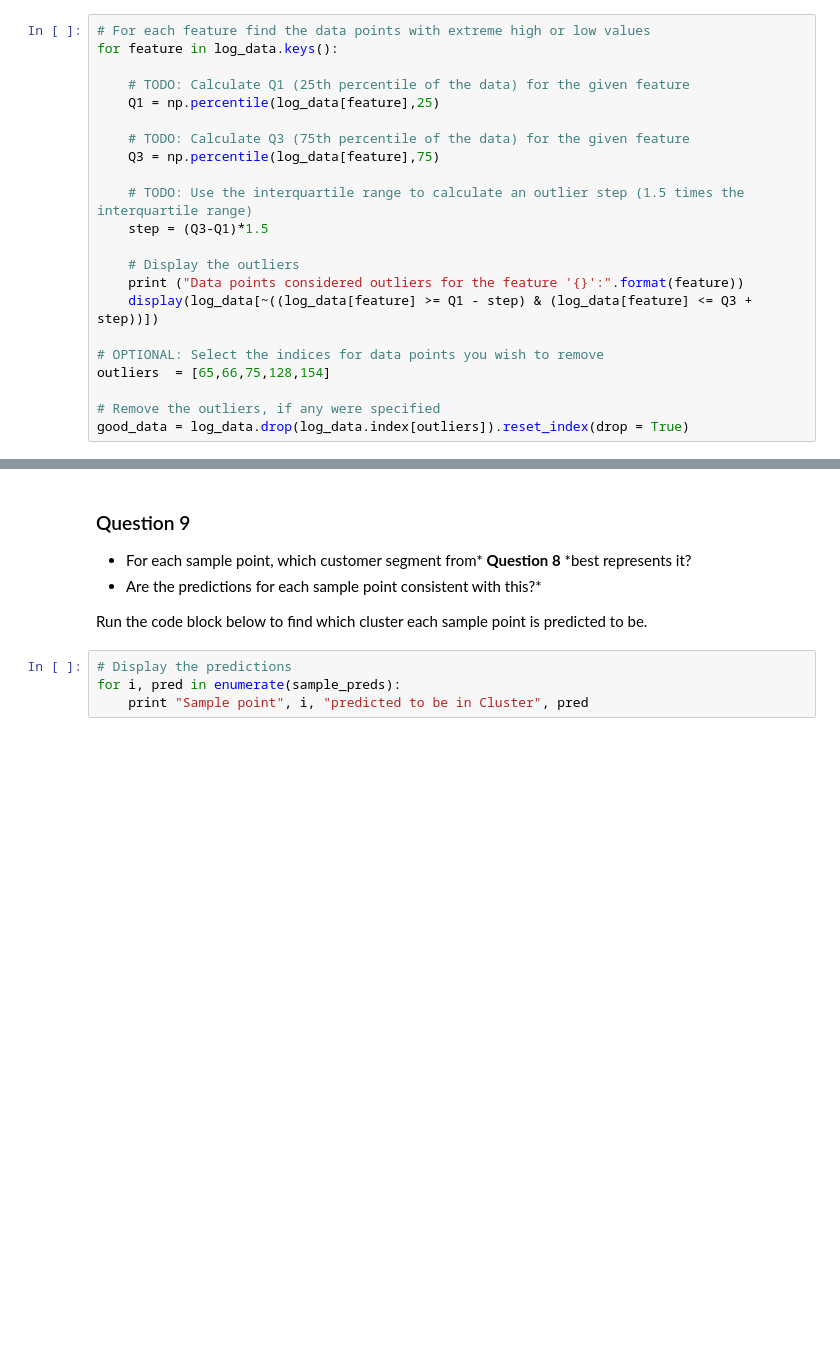
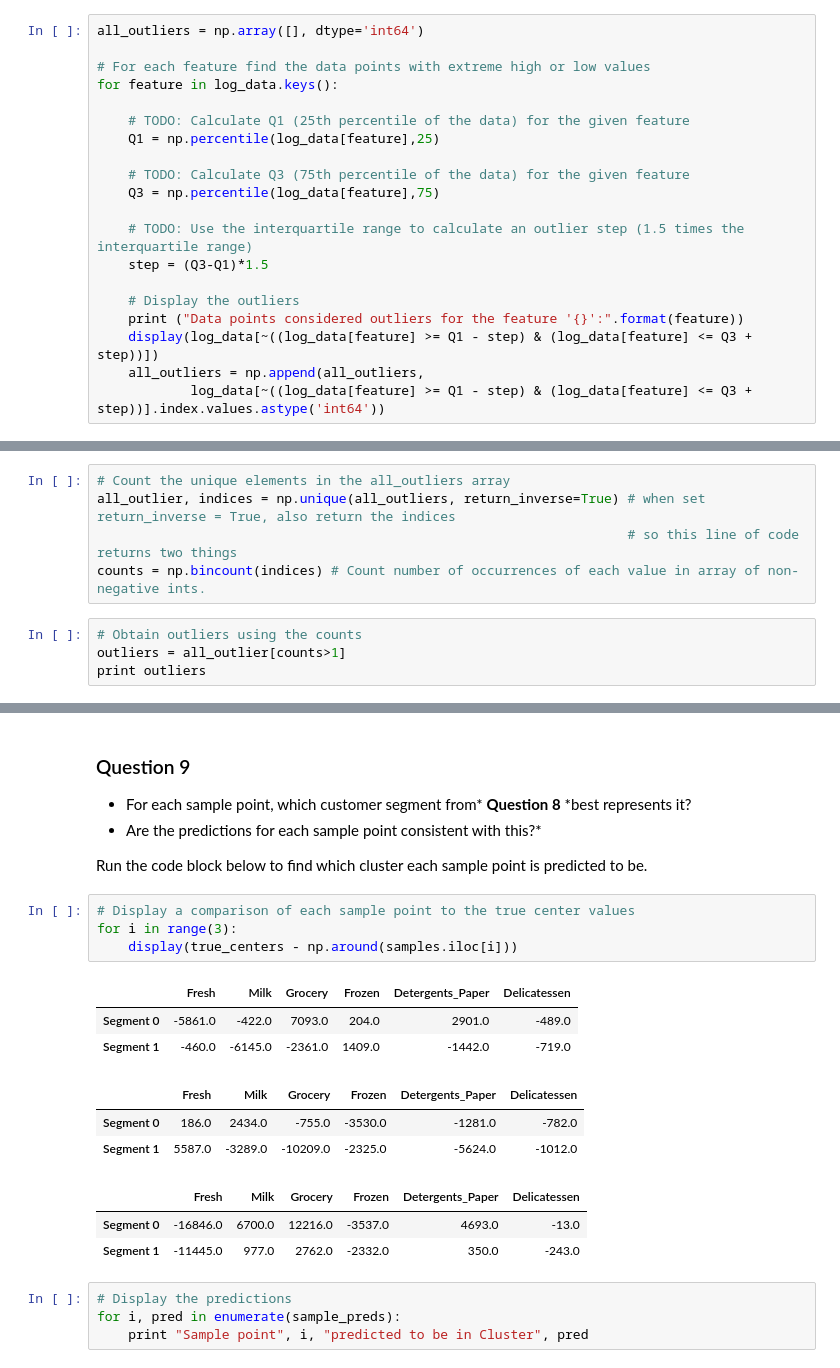
Before and after one commit to TongLiGithub/UdacityMLNanodegree, a Jupyter notebook: customer_segments/customer_segments.ipynb, the cells around one changed output, grey strips where cells are left out. Drawn from its saved outputs; the diff is of its cells as text; blank space fills up the shorter version.

```diff
--- a/customer_segments/customer_segments.ipynb
+++ b/customer_segments/customer_segments.ipynb
@@ -231,6 +248,8 @@ In the code block below, you will need to implement the following:
 **NOTE:** If you choose to remove any outliers, ensure that the sample data does not contain any of these points!
 Once you have performed this implementation, the dataset will be stored in the variable `good_data`.
 # %%
+all_outliers = np.array([], dtype='int64')
+
 # For each feature find the data points with extreme high or low values
 for feature in log_data.keys():
 
@@ -246,12 +265,8 @@ for feature in log_data.keys():
     # Display the outliers
     print ("Data points considered outliers for the feature '{}':".format(feature))
     display(log_data[~((log_data[feature] >= Q1 - step) & (log_data[feature] <= Q3 + step))])
-
-# OPTIONAL: Select the indices for data points you wish to remove
-outliers  = [65,66,75,128,154]
-
-# Remove the outliers, if any were specified
-good_data = log_data.drop(log_data.index[outliers]).reset_index(drop = True)
+    all_outliers = np.append(all_outliers,
+            log_data[~((log_data[feature] >= Q1 - step) & (log_data[feature] <= Q3 + step))].index.values.astype('int64'))
 # %% [output]
 Data points considered outliers for the feature 'Fresh':
 |  | Fresh | Milk | Grocery | Frozen | Detergents_Paper | Delicatessen |
@@ -313,3 +328,12 @@ Data points considered outliers for the feature 'Delicatessen':
 | 285 | 10.602965 | 6.461468 | 8.188689 | 6.948897 | 6.077642 | 2.890372 |
 | 289 | 10.663966 | 5.655992 | 6.154858 | 7.235619 | 3.465736 | 3.091042 |
 | 343 | 7.431892 | 8.848509 | 10.177932 | 7.283448 | 9.646593 | 3.610918 |
+# %%
+# Count the unique elements in the all_outliers array
+all_outlier, indices = np.unique(all_outliers, return_inverse=True) # when set return_inverse = True, also return the indices
+                                                                    # so this line of code returns two things
+counts = np.bincount(indices) # Count number of occurrences of each value in array of non-negative ints.
+# %%
+# Obtain outliers using the counts
+outliers = all_outlier[counts>1]
+print outliers
@@ -577,6 +616,20 @@ display(true_centers)
 * Are the predictions for each sample point consistent with this?*
 
 Run the code block below to find which cluster each sample point is predicted to be.
+# %%
+# Display a comparison of each sample point to the true center values
+for i in range(3):
+    display(true_centers - np.around(samples.iloc[i]))
+# %% [output]
+|  | Fresh | Milk | Grocery | Frozen | Detergents_Paper | Delicatessen |
+| Segment 0 | -5861.0 | -422.0 | 7093.0 | 204.0 | 2901.0 | -489.0 |
+| Segment 1 | -460.0 | -6145.0 | -2361.0 | 1409.0 | -1442.0 | -719.0 |
+|  | Fresh | Milk | Grocery | Frozen | Detergents_Paper | Delicatessen |
+| Segment 0 | 186.0 | 2434.0 | -755.0 | -3530.0 | -1281.0 | -782.0 |
+| Segment 1 | 5587.0 | -3289.0 | -10209.0 | -2325.0 | -5624.0 | -1012.0 |
+|  | Fresh | Milk | Grocery | Frozen | Detergents_Paper | Delicatessen |
+| Segment 0 | -16846.0 | 6700.0 | 12216.0 | -3537.0 | 4693.0 | -13.0 |
+| Segment 1 | -11445.0 | 977.0 | 2762.0 | -2332.0 | 350.0 | -243.0 |
 # %%
 # Display the predictions
 for i, pred in enumerate(sample_preds):
```
Also changed, not shown: parts of 10 cells of this notebook, 1 other file.
